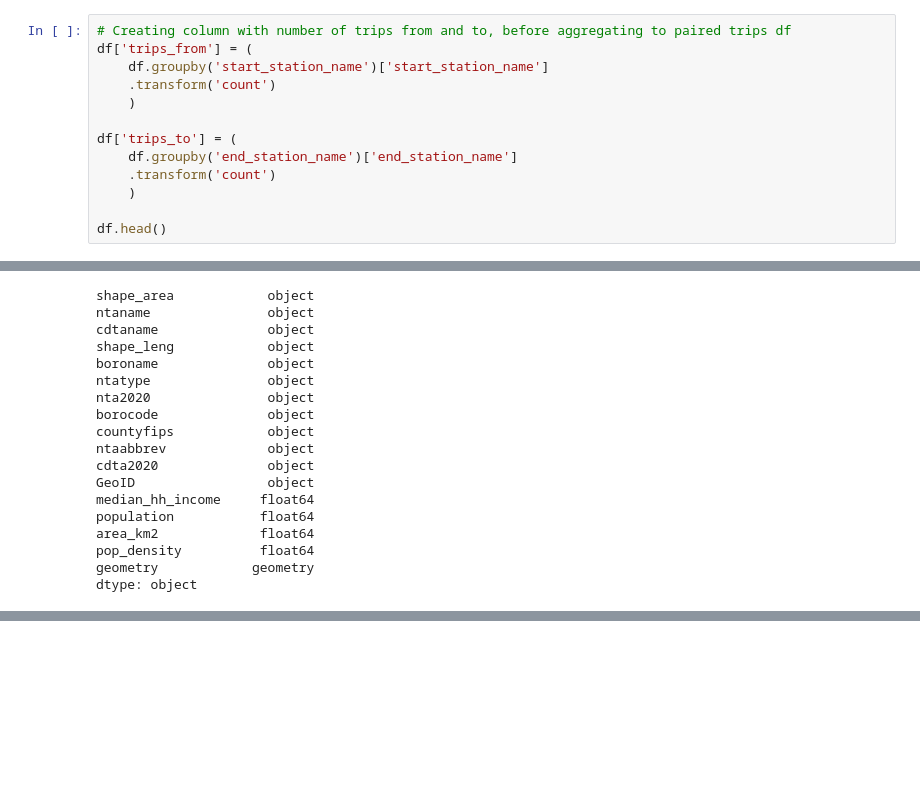
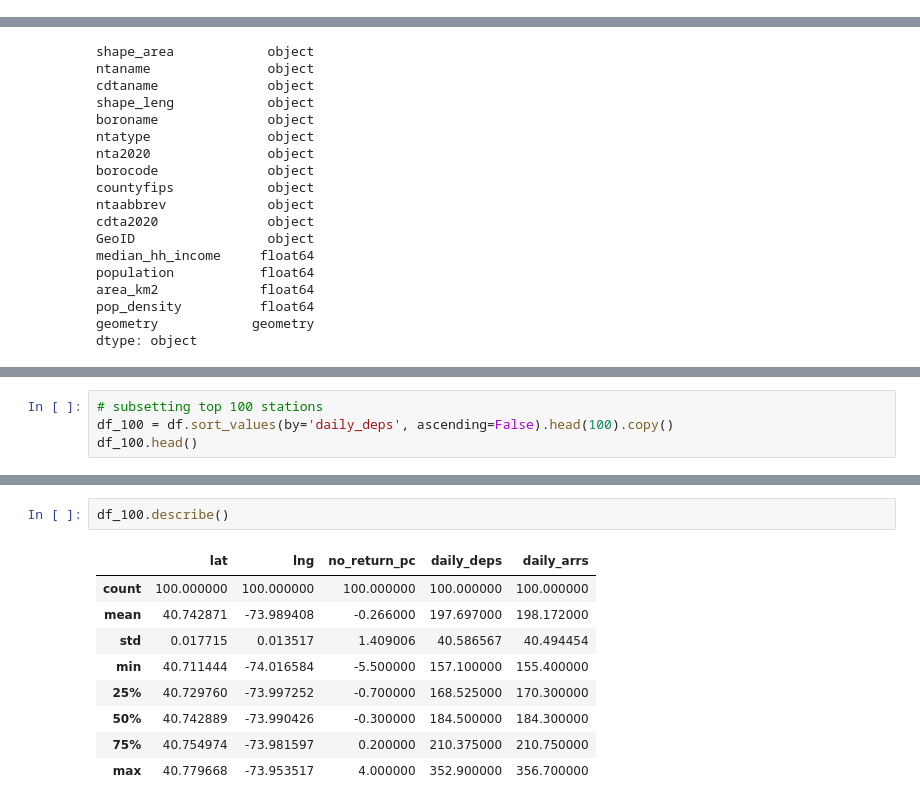
Before and after one commit to SeanKGitHub/CitiBike_NY, a Jupyter notebook: notebooks/layered_map.ipynb, the cells around one changed output, grey strips where cells are left out. Saved outputs shown, nothing was run; the diff lists cells and outputs as text; blank space fills up the shorter version.

```diff
--- a/notebooks/layered_map.ipynb
+++ b/notebooks/layered_map.ipynb
@@ -24,13 +26,0 @@ df.shape
-# %%
-# Creating column with number of trips from and to, before aggregating to paired trips df
-df['trips_from'] = (
-    df.groupby('start_station_name')['start_station_name']
-    .transform('count')
-    )
-
-df['trips_to'] = (
-    df.groupby('end_station_name')['end_station_name']
-    .transform('count')
-    )
-
-df.head()
@@ -175,0 +78,4 @@ KeplerGl(data={'data_1':                         start_station_name
+# %%
+# subsetting top 100 stations
+df_100 = df.sort_values(by='daily_deps', ascending=False).head(100).copy()
+df_100.head()
@@ -175,0 +89,12 @@ KeplerGl(data={'data_1':                         start_station_name
+# %%
+df_100.describe()
+# %% [output]
+|  | lat | lng | no_return_pc | daily_deps | daily_arrs |
+| count | 100.000000 | 100.000000 | 100.000000 | 100.000000 | 100.000000 |
+| mean | 40.742871 | -73.989408 | -0.266000 | 197.697000 | 198.172000 |
+| std | 0.017715 | 0.013517 | 1.409006 | 40.586567 | 40.494454 |
+| min | 40.711444 | -74.016584 | -5.500000 | 157.100000 | 155.400000 |
+| 25% | 40.729760 | -73.997252 | -0.700000 | 168.525000 | 170.300000 |
+| 50% | 40.742889 | -73.990426 | -0.300000 | 184.500000 | 184.300000 |
+| 75% | 40.754974 | -73.981597 | 0.200000 | 210.375000 | 210.750000 |
+| max | 40.779668 | -73.953517 | 4.000000 | 352.900000 | 356.700000 |
```
Also changed, not shown: parts of 30 cells of this notebook, 16 other files.
